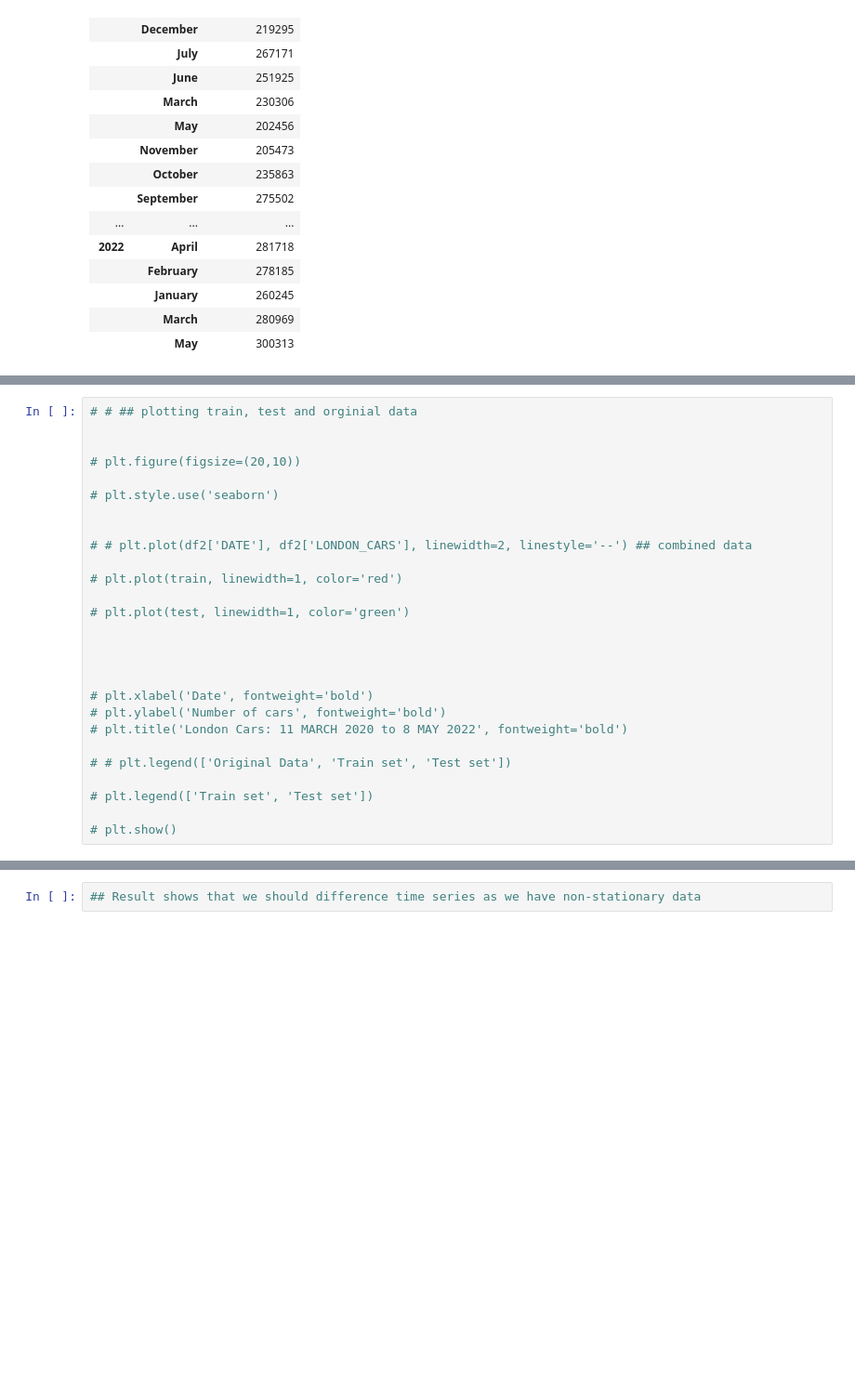
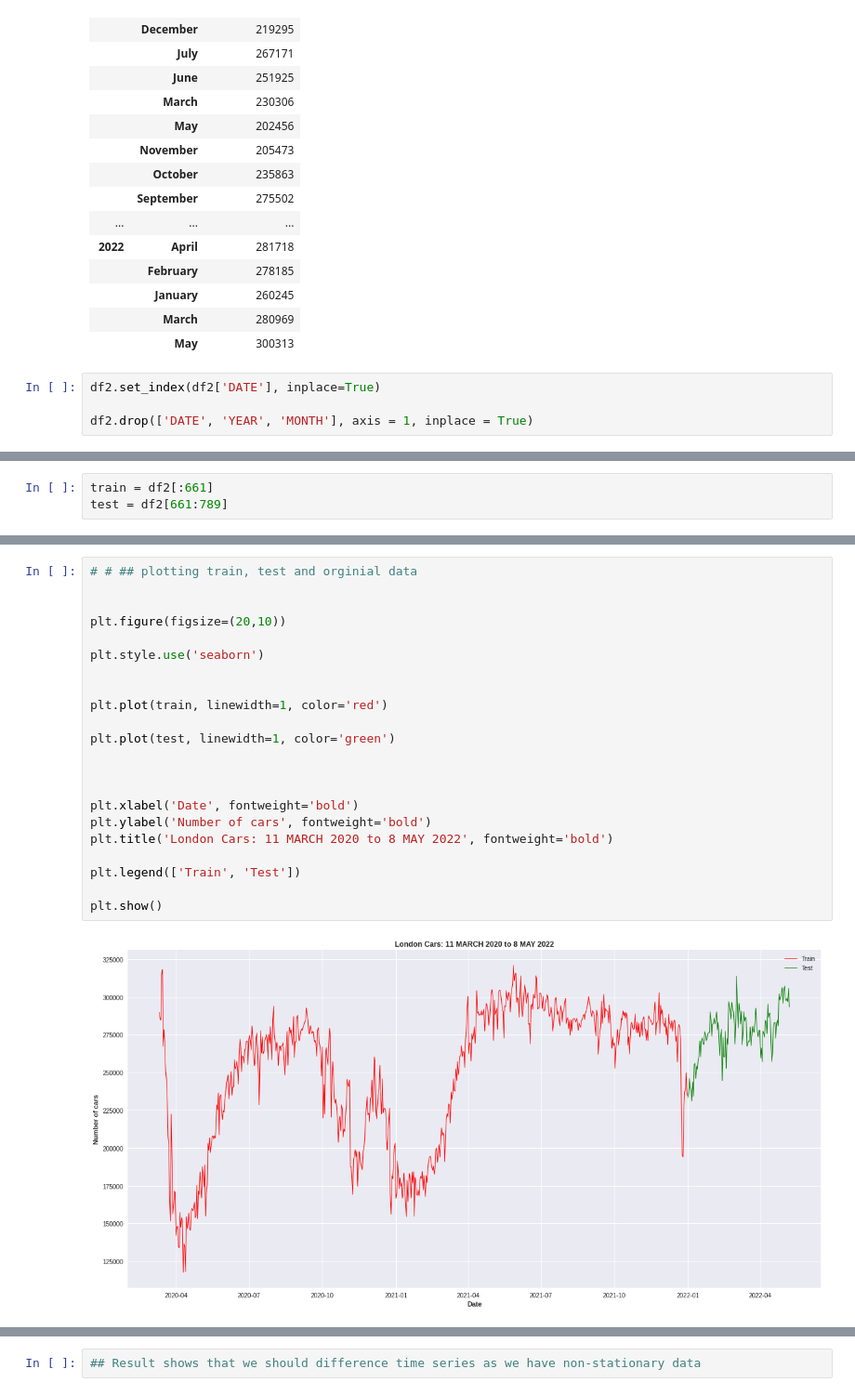
Before and after one commit to ravsheerRSA/Python_Training, a Jupyter notebook: training.ipynb, the cells around one changed output, grey strips where cells are left out. Shown at 93% size. Drawn from its saved outputs; the diff is of its cells as text; blank space fills up the shorter version.

```diff
--- a/training.ipynb
+++ b/training.ipynb
@@ -854,3 +854,7 @@ df3
 |  | January | 260245 |
 |  | March | 280969 |
 |  | May | 300313 |
+# %%
+df2.set_index(df2['DATE'], inplace=True)
+
+df2.drop(['DATE', 'YEAR', 'MONTH'], axis = 1, inplace = True)
@@ -856,0 +876,3 @@ df3
+# %%
+train = df2[:661]
+test = df2[661:789]
@@ -857,28 +894,25 @@ df3
 # %%
 # # ## plotting train, test and orginial data
 
 
-# plt.figure(figsize=(20,10))
+plt.figure(figsize=(20,10))
 
-# plt.style.use('seaborn')
+plt.style.use('seaborn')
 
 
-# # plt.plot(df2['DATE'], df2['LONDON_CARS'], linewidth=2, linestyle='--') ## combined data
+plt.plot(train, linewidth=1, color='red')
 
-# plt.plot(train, linewidth=1, color='red')
-
-# plt.plot(test, linewidth=1, color='green')
+plt.plot(test, linewidth=1, color='green')
 
 
 
+plt.xlabel('Date', fontweight='bold')
+plt.ylabel('Number of cars', fontweight='bold')
+plt.title('London Cars: 11 MARCH 2020 to 8 MAY 2022', fontweight='bold')
 
-# plt.xlabel('Date', fontweight='bold')
-# plt.ylabel('Number of cars', fontweight='bold')
-# plt.title('London Cars: 11 MARCH 2020 to 8 MAY 2022', fontweight='bold')
+plt.legend(['Train', 'Test'])
 
-# # plt.legend(['Original Data', 'Train set', 'Test set'])
-
-# plt.legend(['Train set', 'Test set'])
-
-# plt.show()
+plt.show()
+# %% [output]
+[figure, added]
 # %%
```
Also changed, not shown: parts of 10 cells of this notebook.
